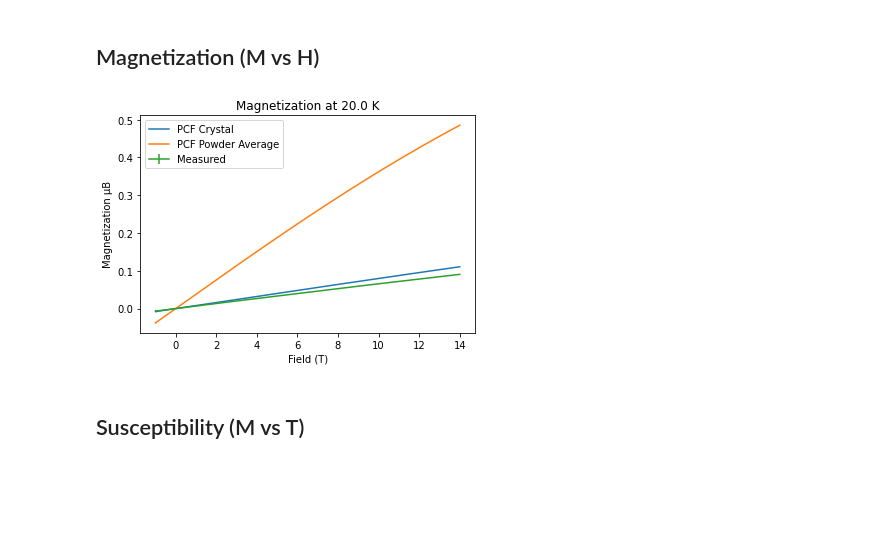
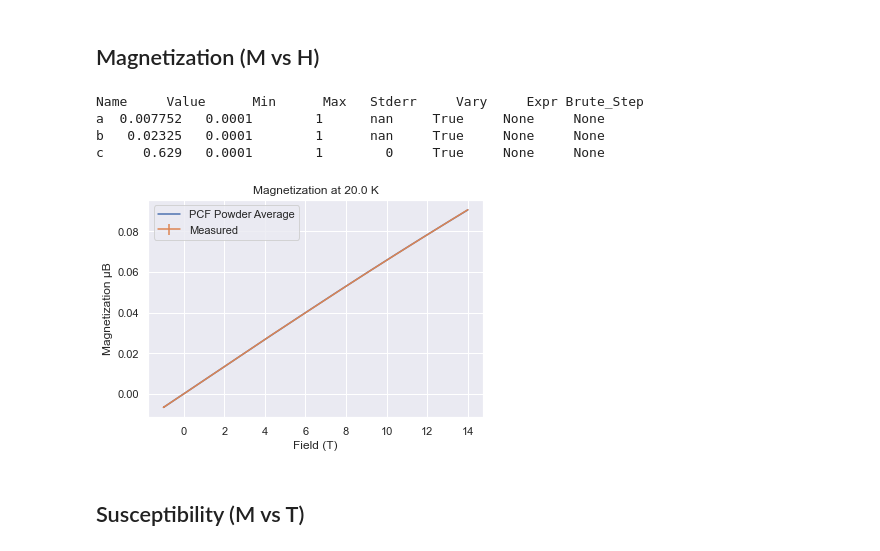
Before and after one commit to JensenKaplan/ActiveResearch, a Jupyter notebook: CrystalField/CrystalField.ipynb, the cells around one changed output. Drawn from its saved outputs; the diff is of its cells as text; code cells hidden in the pictures; blank space fills up the shorter version.

```diff
--- a/CrystalField/CrystalField.ipynb
+++ b/CrystalField/CrystalField.ipynb
@@ -7,6 +7,8 @@ It's important to note that I don't actually use Pr4+ as my central ion, I use C
 import sys
 sys.path.append('..')
 from JensenTools import *
+import seaborn as sns
+sns.set()
 # %% [markdown]
 ##  Energy function to be made into LMFIT model
 # %%
@@ -45,6 +47,17 @@ def energyFit(B40,B60, B44, B64, B20, numlevels, LS, **kwargs ):
 		else:
 			e =  Pr.eigenvalues
 	return e
+
+# Function to be made into an LMFIT model.
+def magFit(Pr,a,b,c, HTes, **kwargs ):
+    mag = []
+    if kwargs['LS_on']:
+        for i in HTes:
+            mag.append(a*Pr.magnetization(Temp = Temp, Field = [i, 0, 0])[0] + b*Pr.magnetization(Temp = Temp, Field = [0, i, 0])[1] + c*Pr.magnetization(Temp = Temp, Field = [0, 0, i])[2])
+    else:
+        for i in HTes:
+            mag.append(a*Pr.magnetization(Temp = Temp, Field = [i, 0, 0], ion = ion)[0] + b*Pr.magnetization(Temp = Temp, Field = [0, i, 0], ion = ion)[1] + c*Pr.magnetization(Temp = Temp, Field = [0, 0, i], ion = ion)[2])
+    return -1*np.array(mag)
 #####################################################################################################################################################################
 # %% [markdown]
 ## Define kwargs and other important things
@@ -247,47 +261,57 @@ for i in os.listdir(MHDir):
 
 # mass = getMass(runs[0],who = who)
 
 MHdata = {}
 # plt.figure()
 for i in runs:
     M, H, Err,  mass, T = getData(i,MHDir,who = who, dataType = 'MH')
     M = normalize(M,mass,molweight, 'spin')
     Err = normalize(Err,mass,molweight, 'spin')
     MHdata[T] = [M,H,Err,mass,i]
     # plt.errorbar(H,M, yerr = Err, label = name)
 
 T = '20K'
 Temp = getTemp(MHdata[T][-1], who = who)
 M, H, Err, mass, filename = MHdata[T]
 M = emuToBohr2(M)
-Err = emuToBohr2(Err)
 H = oeToTesla(H)
 
-#Generate a magnetization curve for comparing results to experiment
-magCalc = []
-magCalcPowder  = []
-for i in H:
-    if LS_on:
-        magCalc.append(Pr.magnetization( Temp = Temp, Field = [0, 0, i])[2])
-        magCalcPowder.append((Pr.magnetization(Temp = Temp, Field = [i, 0, 0])[0] + Pr.magnetization(Temp = Temp, Field = [0, i, 0])[1] + Pr.magnetization(Temp = Temp, Field = [0, 0, i])[2])/3)
 
-    else:
-        magCalc.append(Pr.magnetization( Temp = Temp, Field = [0, 0, i], ion = ion)[2])
-        magCalcPowder.append((Pr.magnetization(Temp = Temp, Field = [i, 0, 0], ion = ion)[0] + Pr.magnetization(Temp = Temp, Field = [0, i, 0], ion = ion)[1] + Pr.magnetization(Temp = Temp, Field = [0, 0, i], ion = ion)[2])/3)
+# Make LMFIT model and fit
+# Create stevens coefficients dictionary from fitted parameters
+#####################################################################################################################################################################
+magModel = Model(magFit, independent_vars = ['HTes', 'Pr'])
+params = magModel.make_params()
 
+# Bounded
+params['a'].set(value = 1/3, min = .0001, max = 1)
+params['b'].set(value = 1/3, min = .0001, max = 1)
+params['c'].set(value = 1/3, min = .0001, max = 1)
+
+## Unbounded
+# params['a'].set(value = 1/3)
+# params['b'].set(value = 1/3)
+# params['c'].set(value = 1/3)
+
+# Fit model to data
+magFitted = magModel.fit(M,params,Pr = Pr, HTes = H, LS_on = LS_on, ion = ion)
+magFitted.params.pretty_print()
 
 plt.figure()
-plt.plot(H,-1.*np.array(magCalc), label = 'PCF Crystal')
-plt.plot(H,-1.*np.array(magCalcPowder), label = 'PCF Powder Average')
+plt.plot(H,magFitted.best_fit, label = 'PCF Powder Average Fitted')
 plt.errorbar(H,M, yerr = Err, label = 'Measured')
 plt.xlabel('Field (T)')
 plt.ylabel('Magnetization \N{GREEK SMALL LETTER MU}B')
 plt.title('Magnetization at {} K'.format(Temp))
 plt.legend()
 plt.show()
 #####################################################################################################################################################################
 # %% [output]
+Name     Value      Min      Max   Stderr     Vary     Expr Brute_Step
+a  0.007752   0.0001        1      nan     True     None     None
+b   0.02325   0.0001        1      nan     True     None     None
+c     0.629   0.0001        1        0     True     None     None
-[figure, old version]
+[figure, new version]
 # %% [markdown]
 ## Susceptibility (M vs T)
 # %%
```
Also changed, not shown: parts of 4 cells of this notebook.
